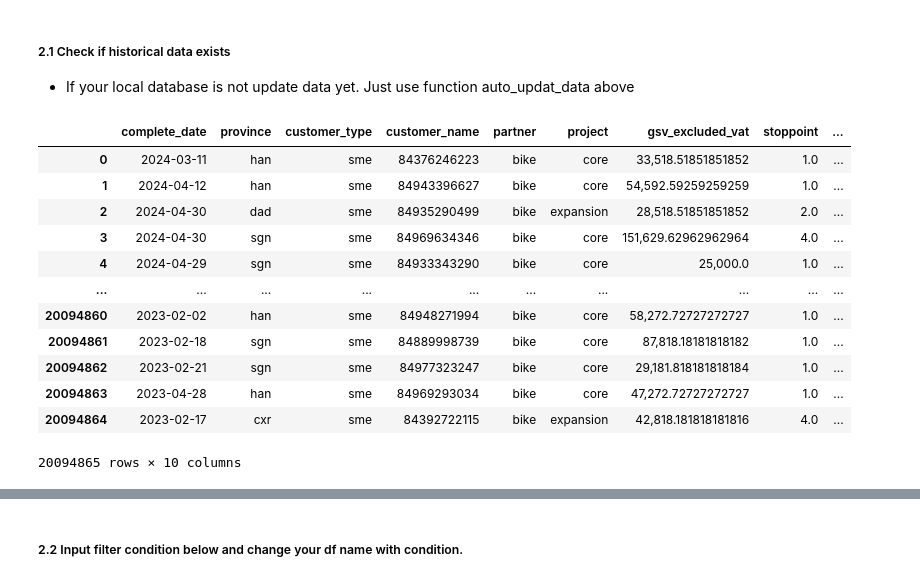
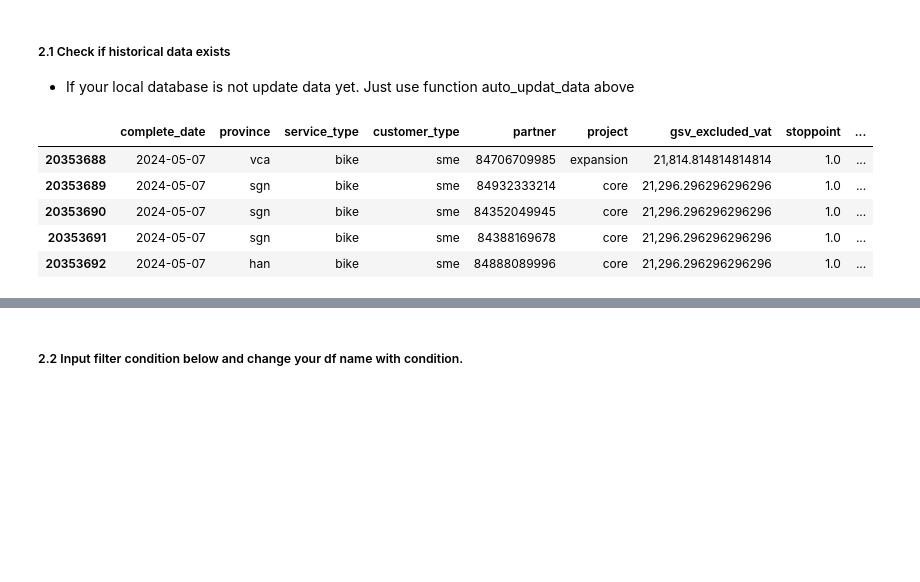
Before and after one commit to TrienDT0203/forecast_prophet, a Jupyter notebook: app.ipynb, the cells around one changed output, grey strips where cells are left out. Cells and saved outputs as stored; diff of their text form; code cells hidden in the pictures; blank space fills up the shorter version.

```diff
--- a/app.ipynb
+++ b/app.ipynb
@@ -86,21 +72,15 @@ df_bigquery_data
 * If your local database is not update data yet. Just use function auto_updat_data above
 # %%
 df_fa_pnl_mini = triendt.extract_local_data(table_name='fct_fa_pnl_mini')
-df_fa_pnl_mini
+df_fa_pnl_mini.complete_date = pd.to_datetime(df_fa_pnl_mini.complete_date, format='mixed')
+df_fa_pnl_mini.tail()
 # %% [output]
-|  | complete_date | province | customer_type | customer_name | partner | project | gsv_excluded_vat | stoppoint | ... |
-| 0 | 2024-03-11 | han | sme | 84376246223 | bike | core | 33,518.51851851852 | 1.0 | ... |
-| 1 | 2024-04-12 | han | sme | 84943396627 | bike | core | 54,592.59259259259 | 1.0 | ... |
-| 2 | 2024-04-30 | dad | sme | 84935290499 | bike | expansion | 28,518.51851851852 | 2.0 | ... |
-| 3 | 2024-04-30 | sgn | sme | 84969634346 | bike | core | 151,629.62962962964 | 4.0 | ... |
-| 4 | 2024-04-29 | sgn | sme | 84933343290 | bike | core | 25,000.0 | 1.0 | ... |
-| ... | ... | ... | ... | ... | ... | ... | ... | ... | ... |
-| 20094860 | 2023-02-02 | han | sme | 84948271994 | bike | core | 58,272.72727272727 | 1.0 | ... |
-| 20094861 | 2023-02-18 | sgn | sme | 84889998739 | bike | core | 87,818.18181818182 | 1.0 | ... |
-| 20094862 | 2023-02-21 | sgn | sme | 84977323247 | bike | core | 29,181.818181818184 | 1.0 | ... |
-| 20094863 | 2023-04-28 | han | sme | 84969293034 | bike | core | 47,272.72727272727 | 1.0 | ... |
-| 20094864 | 2023-02-17 | cxr | sme | 84392722115 | bike | expansion | 42,818.181818181816 | 4.0 | ... |
+|  | complete_date | province | service_type | customer_type | partner | project | gsv_excluded_vat | stoppoint | ... |
+| 20353688 | 2024-05-07 | vca | bike | sme | 84706709985 | expansion | 21,814.814814814814 | 1.0 | ... |
+| 20353689 | 2024-05-07 | sgn | bike | sme | 84932333214 | core | 21,296.296296296296 | 1.0 | ... |
+| 20353690 | 2024-05-07 | sgn | bike | sme | 84352049945 | core | 21,296.296296296296 | 1.0 | ... |
+| 20353691 | 2024-05-07 | sgn | bike | sme | 84388169678 | core | 21,296.296296296296 | 1.0 | ... |
+| 20353692 | 2024-05-07 | han | bike | sme | 84888089996 | core | 21,296.296296296296 | 1.0 | ... |
-20094865 rows × 10 columns
 # %%
 ## to delete all data and update whole table, choose update_type = 'update_as_new'
 triendt.auto_update_data(table_name='fct_fa_pnl_mini', update_type='append')
```
Also changed, not shown: parts of 6 cells of this notebook, 6 other files.
